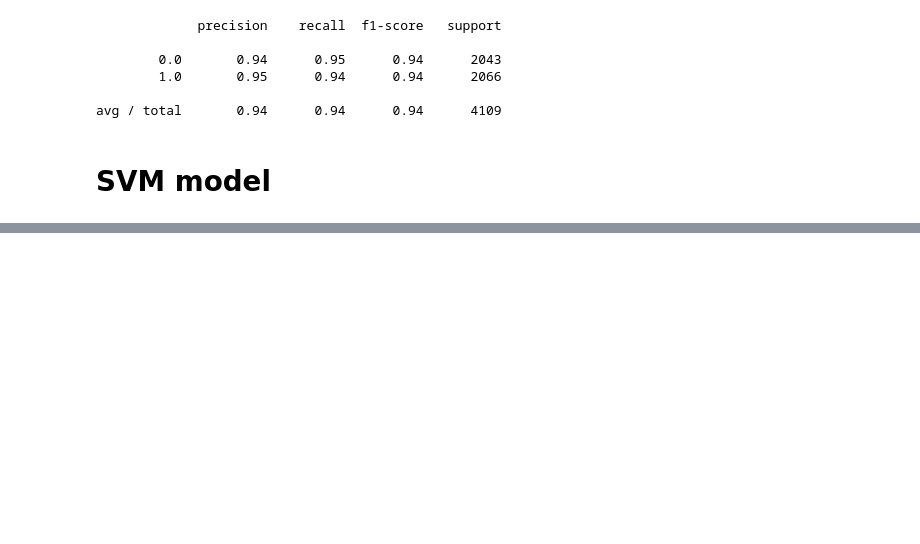
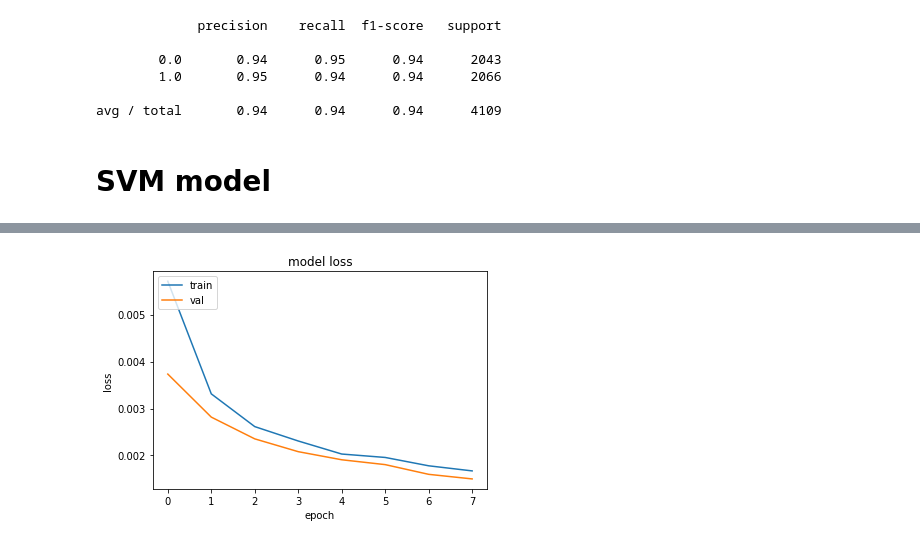
Before and after one commit to hgdangkhoi/Gender-Classification, a Jupyter notebook: Gender Classification.ipynb, the cells around one changed output, grey strips where cells are left out. Cells and saved outputs as stored; diff of their text form; code cells hidden in the pictures; blank space fills up the shorter version.

```diff
--- a/Gender Classification.ipynb
+++ b/Gender Classification.ipynb
@@ -843,0 +917,28 @@ print("Best parameters: {}".format(clf.best_params_))
+# %%
+filepath = "save/cnn_autoencoder.hdf5"
+checkpointer = ModelCheckpoint(filepath, verbose=0, save_best_only=True) # save best model
+monitor = EarlyStopping(monitor='val_loss', min_delta=1e-3, patience=5, verbose=1, mode='auto')
+
+input_size = (100, 100, 3)
+
+input_image = Input(shape=input_size)
+
+# Encoder
+x = Conv2D(128, (5, 5), activation='relu', padding='same')(input_image)
+x = MaxPooling2D((2, 2), padding='same')(x)
+x = Conv2D(64, (3, 3), activation='relu', padding='same')(x)
+encoded = MaxPooling2D((2, 2), padding='same', name='encoded_layer')(x)
+#x = Conv2D(64, (3, 3), activation='relu', padding='same')(x)
+#encoded = MaxPooling2D((2, 2), padding='same')(x)
+
+
+# Decoder
+x = Conv2D(64, (3, 3), activation='relu', padding='same')(encoded)
+x = UpSampling2D((2, 2))(x)
+x = Conv2D(128, (5, 5), activation='relu', padding='same')(x)
+x = UpSampling2D((2, 2))(x)
+decoded = Conv2D(3, (3, 3), padding='same')(x)
+
+autoencoder = Model(input_image, decoded)
+autoencoder.compile(optimizer='adam', loss='mse')
+autoencoder.summary()
@@ -843,0 +963,8 @@ print("Best parameters: {}".format(clf.best_params_))
+# %%
+start = time.time()
+
+history = autoencoder.fit(x_train,x_train, validation_data=(x_test, x_test), callbacks=[monitor,checkpointer],verbose=1,epochs=50, batch_size=128, shuffle=True)
+
+end = time.time()
+autoencoder_time = end-start
+print("Total training time is {:0.2f} minute".format(autoencoder_time/60.0))
@@ -843,0 +991,11 @@ print("Best parameters: {}".format(clf.best_params_))
+# %%
+# plot summarize history for loss
+plt.plot(history.history['loss'])
+plt.plot(history.history['val_loss'])
+plt.title('model loss')
+plt.ylabel('loss')
+plt.xlabel('epoch')
+plt.legend(['train', 'val'], loc='upper left')
+plt.show()
+# %% [output]
+[figure, added]
```
Also changed, not shown: parts of 31 cells of this notebook.
